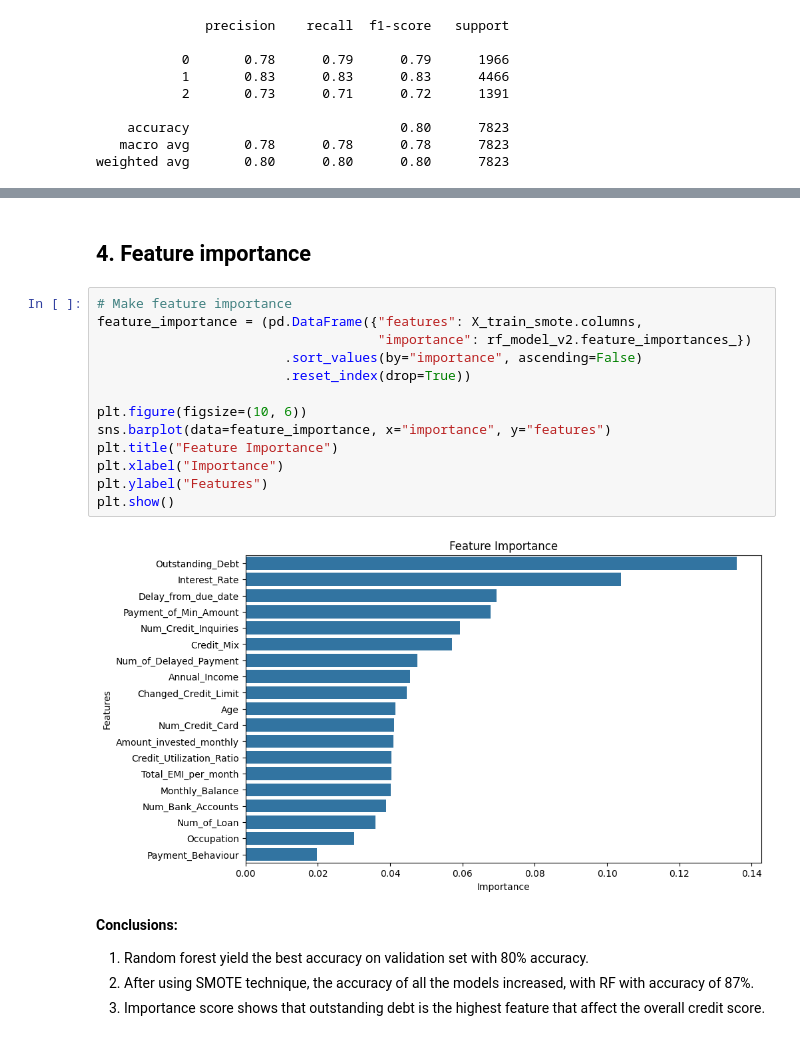
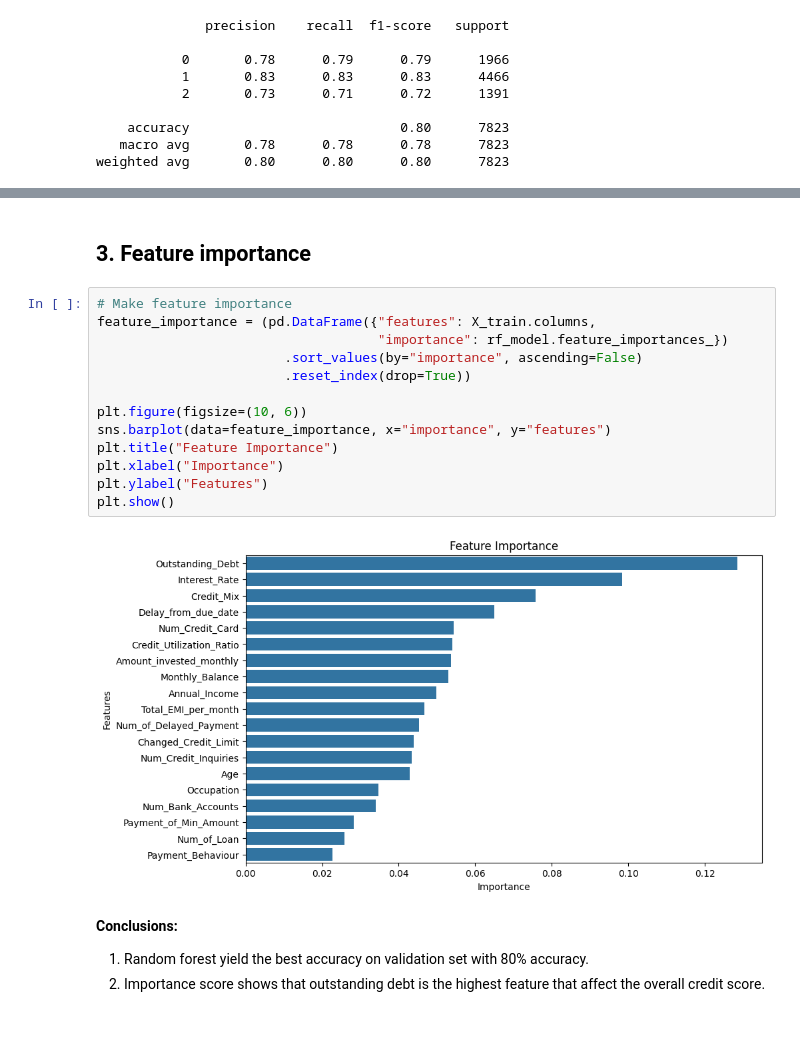
Before and after one commit to almosenja/credit-card-scoring, a Jupyter notebook: notebooks/02_ml_pipeline.ipynb, the cells around one changed output, grey strips where cells are left out. Saved outputs shown, nothing was run; the diff lists cells and outputs as text.

```diff
--- a/notebooks/02_ml_pipeline.ipynb
+++ b/notebooks/02_ml_pipeline.ipynb
@@ -271,22 +156,21 @@ weighted avg       0.87      0.87      0.86     13107
 # %% [markdown]
-## 4. Feature importance
+## 3. Feature importance
 # %%
 # Make feature importance
-feature_importance = (pd.DataFrame({"features": X_train_smote.columns,
-                                    "importance": rf_model_v2.feature_importances_})
+feature_importance = (pd.DataFrame({"features": X_train.columns,
+                                    "importance": rf_model.feature_importances_})
                         .sort_values(by="importance", ascending=False)
                         .reset_index(drop=True))
 
 plt.figure(figsize=(10, 6))
 sns.barplot(data=feature_importance, x="importance", y="features")
 plt.title("Feature Importance")
 plt.xlabel("Importance")
 plt.ylabel("Features")
 plt.show()
 # %% [output]
-[figure, old version]
+[figure, new version]
 # %% [markdown]
 **Conclusions:**
 1. Random forest yield the best accuracy on validation set with 80% accuracy.
-2. After using SMOTE technique, the accuracy of all the models increased, with RF with accuracy of 87%.
-3. Importance score shows that outstanding debt is the highest feature that affect the overall credit score.
+2. Importance score shows that outstanding debt is the highest feature that affect the overall credit score.
```
Also changed, not shown: parts of 10 cells of this notebook, 3 other files.
